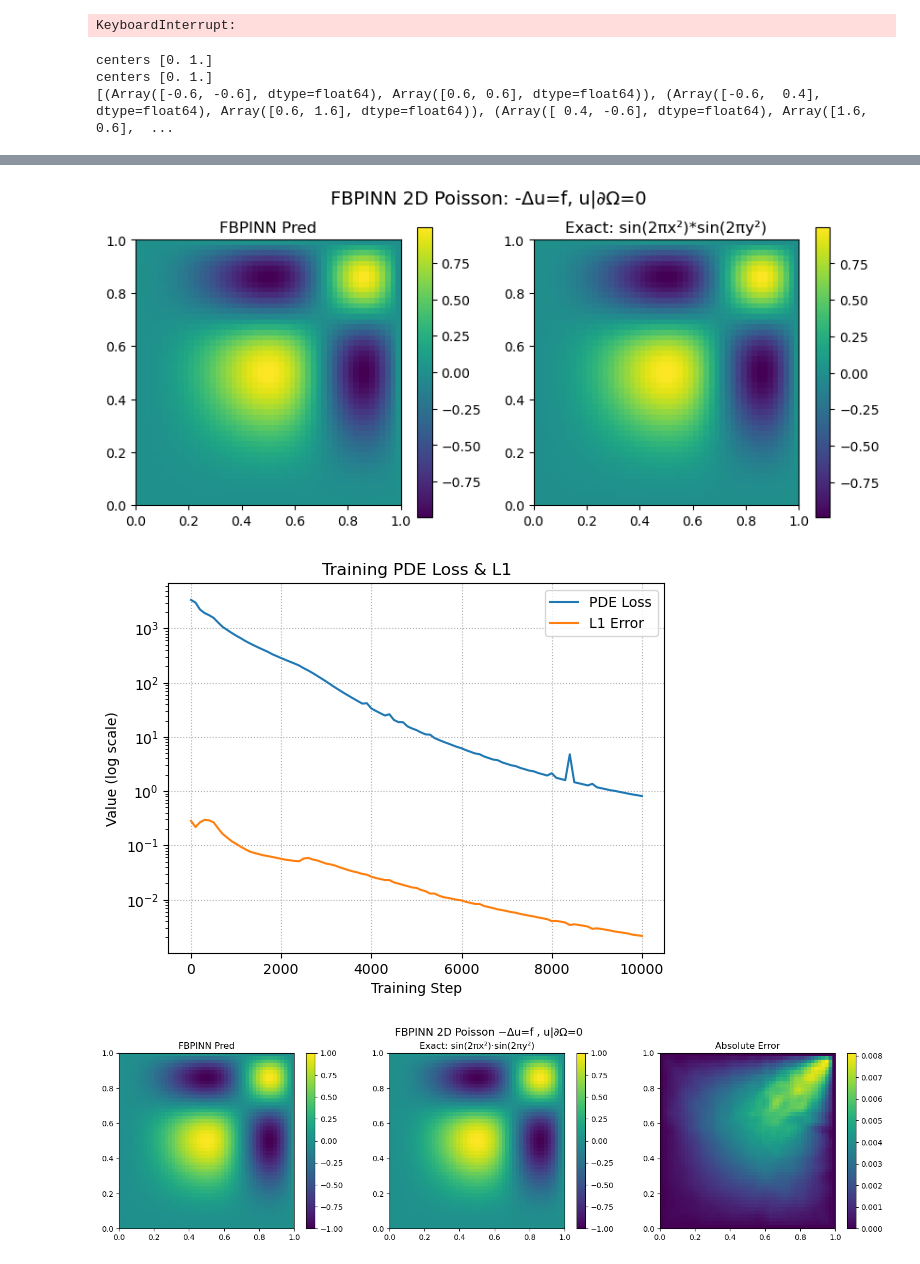
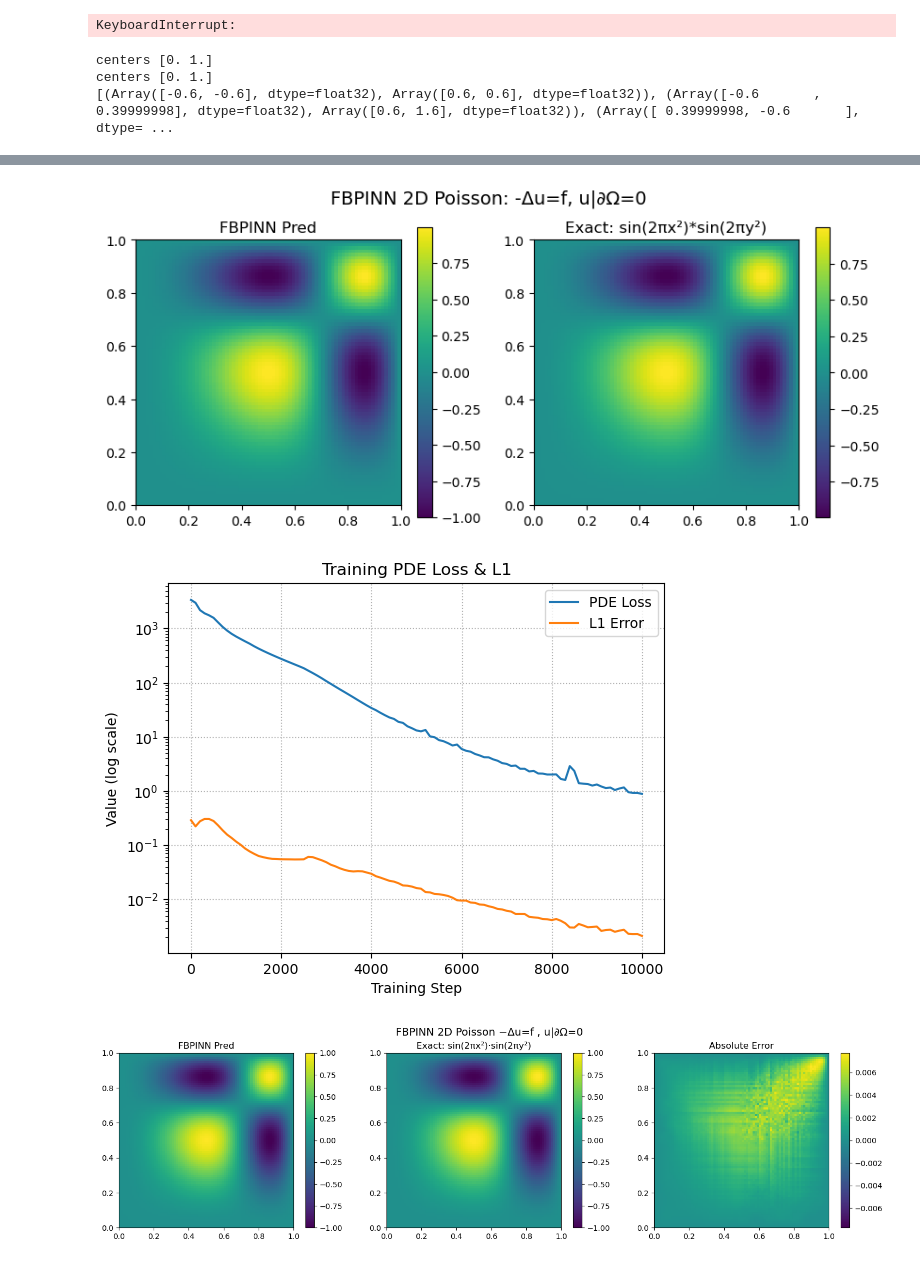
Before and after one commit to orangebowl/thesis_project, a Jupyter notebook: notebook/FBPINN_example.ipynb, the cells around one changed output, grey strips where cells are left out. Cells and saved outputs as stored; diff of their text form; code cells hidden in the pictures.

```diff
--- a/notebook/FBPINN_example.ipynb
+++ b/notebook/FBPINN_example.ipynb
@@ -518,7 +518,7 @@ if __name__ == '__main__':
     final_coll_pts_stacked = jnp.stack(active_coll_pts, axis=0)
     print(f"Stacked {final_coll_pts_stacked.shape[0]} subdomains' points. Shape: {final_coll_pts_stacked.shape}")
 
-    key = jax.random.PRNGKey(0)
+    key = jax.random.PRNGKey(1)
     fb_model = FBPINN(key, subdomains_list, ansatz, mlp_config, ftw_win, problem_omega=problem.omega)
     print(f"FBPINN init with {fb_model.num_subdomains} subdomains.")
 
@@ -812,7 +992,7 @@ class Dense(eqx.Module):
         key: jax.Array,
         in_features: int,
         out_features: int,
-        activation: Callable | None = jax.nn.relu,
+        activation: Callable | None = jax.nn.tanh,
     ):
         w_key, b_key = jax.random.split(key)
         limit = jnp.sqrt(1.0 / in_features)
@@ -1052,7 +1232,7 @@ if __name__=="__main__":
         "depth": 2,
         "activation": jax.nn.tanh
     }
-    key= jax.random.PRNGKey(0)
+    key= jax.random.PRNGKey(1)
     fb_model= FBPINN(key, subdomains, pde.ansatz, mlp_config, fixed_transition=overlap)
     print(f"Number of subdomains: {fb_model.num_subdomains}")
 
@@ -1089,7 +1269,7 @@ if __name__=="__main__":
     log_interval= 100
 
     # 测试网格
-    test_n= 50
+    test_n= 80
     xs_t= jnp.linspace(0,1, test_n)
     ys_t= jnp.linspace(0,1, test_n)
     XX,YY= jnp.meshgrid(xs_t, ys_t, indexing="ij")
@@ -1138,7 +1318,7 @@ if __name__=="__main__":
 
     # 7) 可视化数值解 vs 真解 vs 误差
     err_abs = jnp.abs(final_pred - exact_vals)          # <-- 新增：绝对误差 (50×50)
-
+    v = err_abs.max()
     fig, axs = plt.subplots(1, 3, figsize=(15, 4), subplot_kw={"aspect": "equal"})
 
     # (a) 预测
@@ -1156,7 +1336,7 @@ if __name__=="__main__":
     # (c) 绝对误差 |û – u|
     im2 = axs[2].imshow(err_abs,
                         extent=[0, 1, 0, 1], origin="lower",
-                        cmap="viridis")
+                        cmap="viridis",vmin = -v, vmax = v)
     plt.colorbar(im2, ax=axs[2])
     axs[2].set_title("Absolute Error")
 
@@ -1166,7 +1346,7 @@ if __name__=="__main__":
 # %% [output]
 centers [0. 1.]
 centers [0. 1.]
-[(Array([-0.6, -0.6], dtype=float64), Array([0.6, 0.6], dtype=float64)), (Array([-0.6,  0.4], dtype=float64), Array([0.6, 1.6], dtype=float64)), (Array([ 0.4, -0.6], dtype=float64), Array([1.6, 0.6],  ...
+[(Array([-0.6, -0.6], dtype=float32), Array([0.6, 0.6], dtype=float32)), (Array([-0.6       ,  0.39999998], dtype=float32), Array([0.6, 1.6], dtype=float32)), (Array([ 0.39999998, -0.6       ], dtype= ...
 [figure]
 Number of subdomains: 4
 Collocation points shape= (2500, 2)
@@ -1188,3 +1368,3 @@ Final L1 error= 2.138e-03
-[figure, old version]
+[figure, new version]
-[figure, old version]
+[figure, new version]
-[figure, old version]
+[figure, new version]
```
Also changed, not shown: parts of 2 cells of this notebook, 12 other files.
